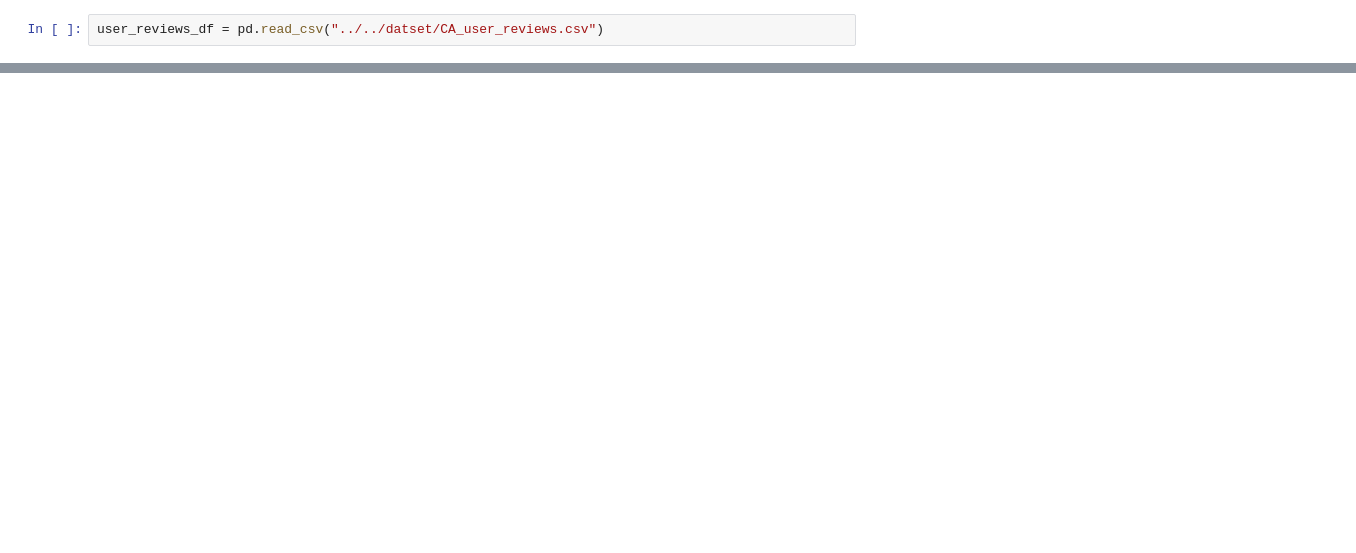
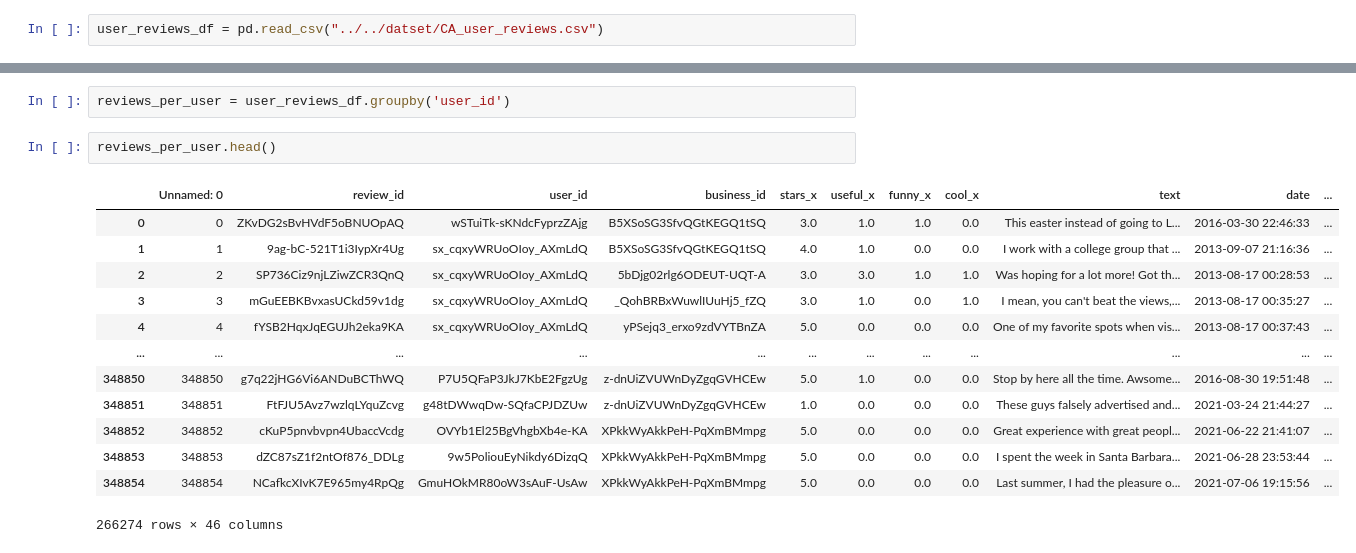
Before and after one commit to daekwon0/data_144_project, a Jupyter notebook: src/predictive_stars.ipynb, the cells around one changed output, grey strips where cells are left out. Drawn from its saved outputs; the diff is of its cells as text; blank space fills up the shorter version.

```diff
--- a/src/predictive_stars.ipynb
+++ b/src/predictive_stars.ipynb
@@ -33,0 +24,18 @@ user_reviews_df = pd.read_csv("../../datset/CA_user_reviews.csv")
+# %%
+reviews_per_user = user_reviews_df.groupby('user_id')
+# %%
+reviews_per_user.head()
+# %% [output]
+|  | Unnamed: 0 | review_id | user_id | business_id | stars_x | useful_x | funny_x | cool_x | text | date | ... |
+| 0 | 0 | ZKvDG2sBvHVdF5oBNUOpAQ | wSTuiTk-sKNdcFyprzZAjg | B5XSoSG3SfvQGtKEGQ1tSQ | 3.0 | 1.0 | 1.0 | 0.0 | This easter instead of going to L... | 2016-03-30 22:46:33 | ... |
+| 1 | 1 | 9ag-bC-521T1i3IypXr4Ug | sx_cqxyWRUoOIoy_AXmLdQ | B5XSoSG3SfvQGtKEGQ1tSQ | 4.0 | 1.0 | 0.0 | 0.0 | I work with a college group that ... | 2013-09-07 21:16:36 | ... |
+| 2 | 2 | SP736Ciz9njLZiwZCR3QnQ | sx_cqxyWRUoOIoy_AXmLdQ | 5bDjg02rlg6ODEUT-UQT-A | 3.0 | 3.0 | 1.0 | 1.0 | Was hoping for a lot more! Got th... | 2013-08-17 00:28:53 | ... |
+| 3 | 3 | mGuEEBKBvxasUCkd59v1dg | sx_cqxyWRUoOIoy_AXmLdQ | _QohBRBxWuwlIUuHj5_fZQ | 3.0 | 1.0 | 0.0 | 1.0 | I mean, you can't beat the views,... | 2013-08-17 00:35:27 | ... |
+| 4 | 4 | fYSB2HqxJqEGUJh2eka9KA | sx_cqxyWRUoOIoy_AXmLdQ | yPSejq3_erxo9zdVYTBnZA | 5.0 | 0.0 | 0.0 | 0.0 | One of my favorite spots when vis... | 2013-08-17 00:37:43 | ... |
+| ... | ... | ... | ... | ... | ... | ... | ... | ... | ... | ... | ... |
+| 348850 | 348850 | g7q22jHG6Vi6ANDuBCThWQ | P7U5QFaP3JkJ7KbE2FgzUg | z-dnUiZVUWnDyZgqGVHCEw | 5.0 | 1.0 | 0.0 | 0.0 | Stop by here all the time. Awsome... | 2016-08-30 19:51:48 | ... |
+| 348851 | 348851 | FtFJU5Avz7wzlqLYquZcvg | g48tDWwqDw-SQfaCPJDZUw | z-dnUiZVUWnDyZgqGVHCEw | 1.0 | 0.0 | 0.0 | 0.0 | These guys falsely advertised and... | 2021-03-24 21:44:27 | ... |
+| 348852 | 348852 | cKuP5pnvbvpn4UbaccVcdg | OVYb1El25BgVhgbXb4e-KA | XPkkWyAkkPeH-PqXmBMmpg | 5.0 | 0.0 | 0.0 | 0.0 | Great experience with great peopl... | 2021-06-22 21:41:07 | ... |
+| 348853 | 348853 | dZC87sZ1f2ntOf876_DDLg | 9w5PoliouEyNikdy6DizqQ | XPkkWyAkkPeH-PqXmBMmpg | 5.0 | 0.0 | 0.0 | 0.0 | I spent the week in Santa Barbara... | 2021-06-28 23:53:44 | ... |
+| 348854 | 348854 | NCafkcXIvK7E965my4RpQg | GmuHOkMR80oW3sAuF-UsAw | XPkkWyAkkPeH-PqXmBMmpg | 5.0 | 0.0 | 0.0 | 0.0 | Last summer, I had the pleasure o... | 2021-07-06 19:15:56 | ... |
+266274 rows × 46 columns
```
Also changed, not shown: parts of 8 cells of this notebook.
